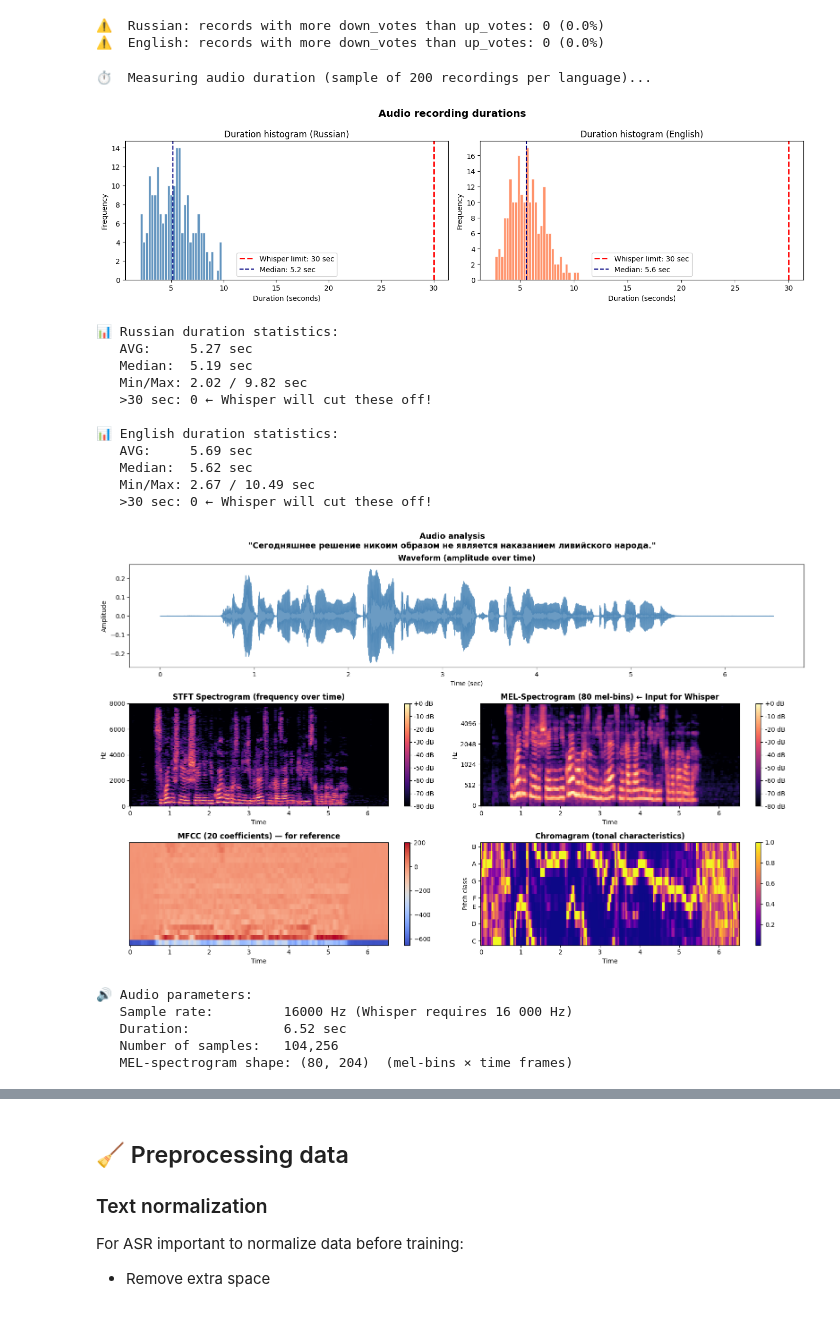
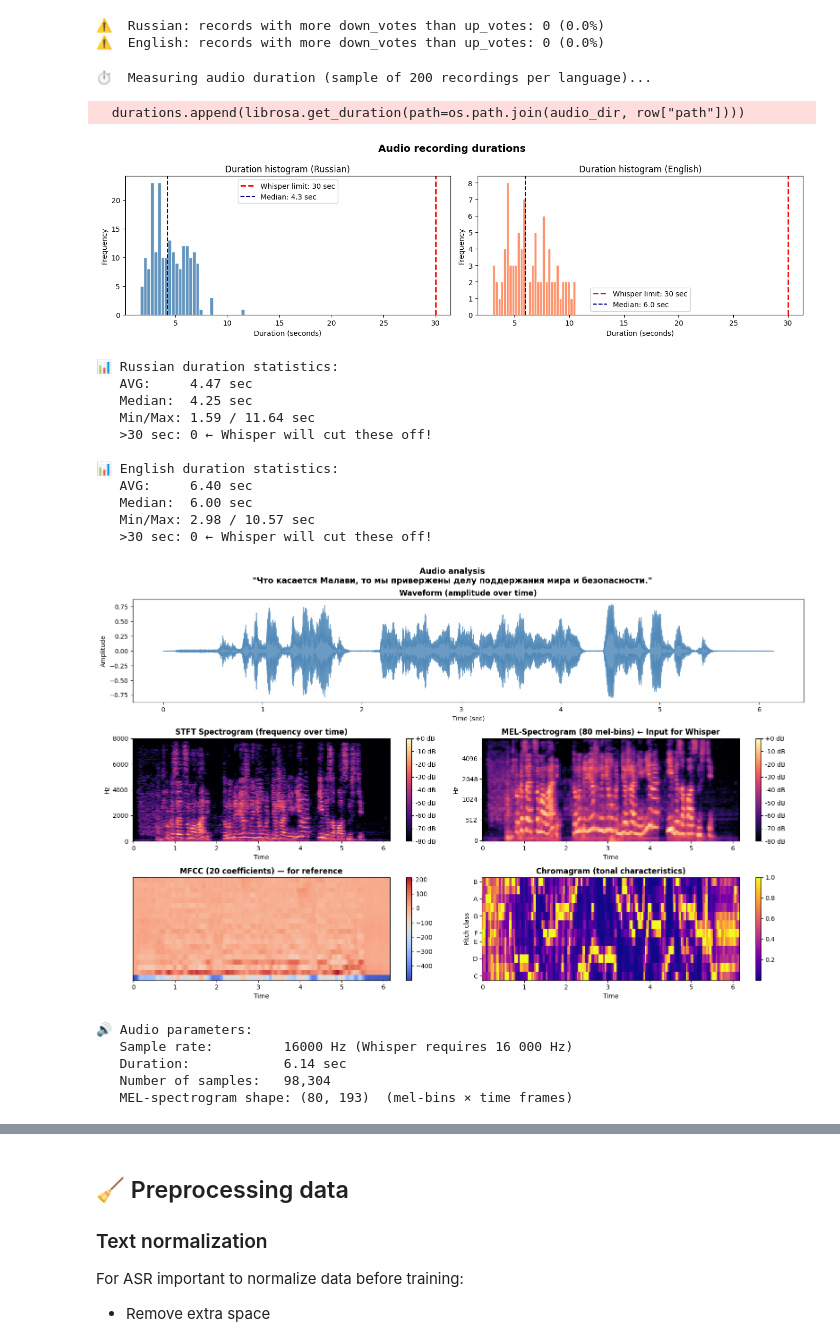
Before and after one commit to KishlakEnjoyer/teamwork-tg-bot, a Jupyter notebook: ml/Fine-tuning-Whisper.ipynb, the cells around one changed output, grey strips where cells are left out. Drawn from its saved outputs; the diff is of its cells as text; code cells hidden in the pictures.

```diff
--- a/ml/Fine-tuning-Whisper.ipynb
+++ b/ml/Fine-tuning-Whisper.ipynb
@@ -111,15 +109,23 @@ MODEL_NAME = "openai/whisper-small"
 OUTPUT_DIR = "./whisper-finetuned-ru-en"
 
 # Dataset
-SAVE_DIR = "./vastai_datasets"
+AUDIO_DIR_RU = "cv-corpus-24.0-2025-12-05/ru/clips"
+AUDIO_DIR_EN = "cv-corpus-24.0-2025-12-05/en/clips"
+
+TRAIN_TSV_RU = "cv-corpus-24.0-2025-12-05/ru/train.tsv"
+DEV_TSV_RU   = "cv-corpus-24.0-2025-12-05/ru/dev.tsv"
+TEST_TSV_RU  = "cv-corpus-24.0-2025-12-05/ru/test.tsv"
+
+TRAIN_TSV_EN = "cv-corpus-24.0-2025-12-05/en/train.tsv"
+DEV_TSV_EN   = "cv-corpus-24.0-2025-12-05/en/dev.tsv"
+TEST_TSV_EN  = "cv-corpus-24.0-2025-12-05/en/test.tsv"
 
 # Params
 MAX_TRAIN_SAMPLES = 2500
-MAX_EVAL_SAMPLES  = 500
+MAX_EVAL_SAMPLES  = 250
 NUM_EPOCHS        = 3
 BATCH_SIZE        = 4
 LEARNING_RATE     = 1e-5
-MAX_LABEL_LENGTH = 448
 
 # Reproducibility
 SEED = 42
@@ -327,19 +383,17 @@ for df, name in [(df_ru, "Russian"), (df_en, "English")]:
 
 print("⏱️  Measuring audio duration (sample of 200 recordings per language)...")
 
-def sample_durations(dataset, n=200):
+def sample_durations(df, audio_dir, n=200):
     durations = []
-    for i in range(min(n, len(dataset))):
+    for _, row in df.head(n).iterrows():
         try:
-            audio_filename = dataset[i]["audio_path"]
-            audio_path = audio_filename
-            durations.append(librosa.get_duration(path=audio_path))
-        except Exception as e:
-            print(f"⚠️  Error loading {audio_filename}: {e}")
+            durations.append(librosa.get_duration(path=os.path.join(audio_dir, row["path"])))
+        except Exception:
+            pass
     return durations
 
-dur_ru = sample_durations(dataset_ru["train"], n=200)
-dur_en = sample_durations(dataset_en["train"], n=200)
+dur_ru = sample_durations(df_ru, AUDIO_DIR_RU)
+dur_en = sample_durations(df_en, AUDIO_DIR_EN)
 
 fig, axes = plt.subplots(1, 2, figsize=(14, 4))
 fig.suptitle("Audio recording durations", fontsize=14, fontweight="bold")
@@ -368,23 +422,23 @@ for durations, name in [(dur_ru, "Russian"), (dur_en, "English")]:
     print(f"   >30 sec: {sum(1 for d in durations if d > 30)} ← Whisper will cut these off!")
 # %% [output]
 ⏱️  Measuring audio duration (sample of 200 recordings per language)...
+  durations.append(librosa.get_duration(path=os.path.join(audio_dir, row["path"])))
-[figure, old version]
+[figure, new version]
-📊 Russian duration statistics:
-   AVG:     5.27 sec
-   Median:  5.19 sec
-   Min/Max: 2.02 / 9.82 sec
-   >30 sec: 0 ← Whisper will cut these off!
-
-📊 English duration statistics:
-   AVG:     5.69 sec
-   Median:  5.62 sec
-   Min/Max: 2.67 / 10.49 sec
-   >30 sec: 0 ← Whisper will cut these off!
+📊 Russian duration statistics:
+   AVG:     4.47 sec
+   Median:  4.25 sec
+   Min/Max: 1.59 / 11.64 sec
+   >30 sec: 0 ← Whisper will cut these off!
+
+📊 English duration statistics:
+   AVG:     6.40 sec
+   Median:  6.00 sec
+   Min/Max: 2.98 / 10.57 sec
+   >30 sec: 0 ← Whisper will cut these off!
 # %%
 # Audio visualization: waveform, spectrogram, MEL-spectrogram
-sample = dataset_ru["train"][0]
-example_path = sample["audio_path"]
-example_text = sample["sentence"]
+example_path = os.path.join(AUDIO_DIR_RU, df_ru.iloc[0]["path"])
+example_text = df_ru.iloc[0]["sentence"]
 
 audio, sr = librosa.load(example_path, sr=16000)
 
@@ -412,39 +466,39 @@ mel_spec = librosa.feature.melspectrogram(y=audio, sr=sr, n_mels=80)
 mel_db   = librosa.power_to_db(mel_spec, ref=np.max)
 img3 = librosa.display.specshow(mel_db, sr=sr, x_axis="time", y_axis="mel",
                                  ax=ax3, cmap="magma")
 fig.colorbar(img3, ax=ax3, format="%+2.0f dB")
 ax3.set_title("MEL-Spectrogram (80 mel-bins) ← Input for Whisper", fontweight="bold")
 
 # 4. MFCC (Mel-Frequency Cepstral Coefficients)
 ax4 = fig.add_subplot(gs[2, 0])
 mfccs = librosa.feature.mfcc(y=audio, sr=sr, n_mfcc=20)
 img4 = librosa.display.specshow(mfccs, sr=sr, x_axis="time", ax=ax4, cmap="coolwarm")
 fig.colorbar(img4, ax=ax4)
 ax4.set_title("MFCC (20 coefficients) — for reference", fontweight="bold")
 
 # 5. Chromagram
 ax5 = fig.add_subplot(gs[2, 1])
 chroma = librosa.feature.chroma_stft(y=audio, sr=sr)
 img5 = librosa.display.specshow(chroma, sr=sr, x_axis="time", y_axis="chroma",
                                  ax=ax5, cmap="plasma")
 fig.colorbar(img5, ax=ax5)
 ax5.set_title("Chromagram (tonal characteristics)", fontweight="bold")
 
 plt.tight_layout()
 plt.show()
 
 print(f"\n🔊 Audio parameters:")
 print(f"   Sample rate:         {sr} Hz (Whisper requires 16 000 Hz)")
 print(f"   Duration:            {len(audio)/sr:.2f} sec")
 print(f"   Number of samples:   {len(audio):,}")
 print(f"   MEL-spectrogram shape: {mel_spec.shape}  (mel-bins × time frames)")
 # %% [output]
-[figure, old version]
+[figure, new version]
 🔊 Audio parameters:
    Sample rate:         16000 Hz (Whisper requires 16 000 Hz)
-   Duration:            6.52 sec
-   Number of samples:   104,256
-   MEL-spectrogram shape: (80, 204)  (mel-bins × time frames)
+   Duration:            6.14 sec
+   Number of samples:   98,304
+   MEL-spectrogram shape: (80, 193)  (mel-bins × time frames)
 # %%
 # Text analysis: most frequent words
 all_words_ru = []
```
Also changed, not shown: parts of 19 cells of this notebook.
